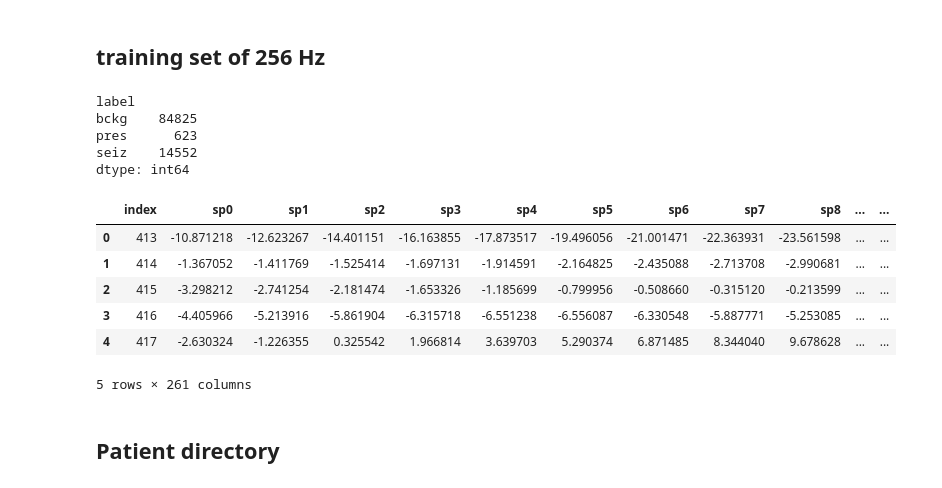
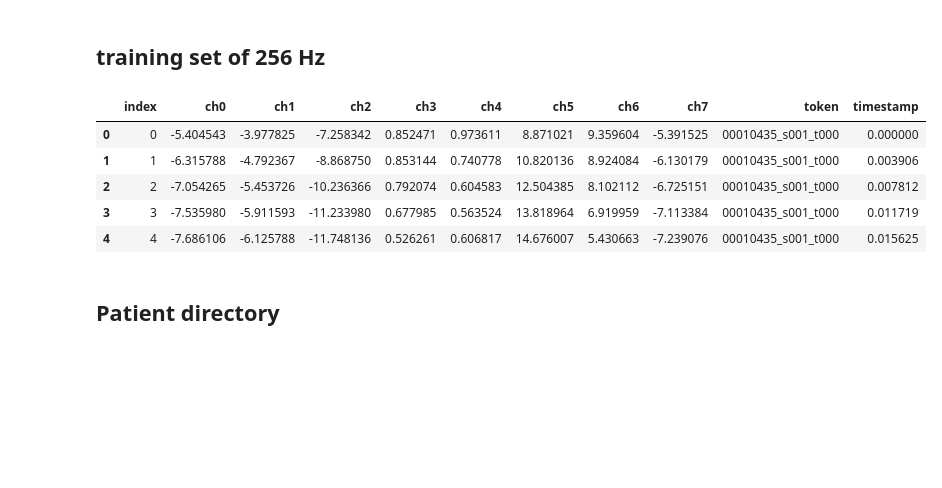
Before and after one commit to ylin00/seizurecast, a Jupyter notebook: notebooks/Seizure_Forecasting_LSTM.ipynb, the cells around one changed output. Drawn from its saved outputs; the diff is of its cells as text; code cells hidden in the pictures; blank space fills up the shorter version.

```diff
--- a/notebooks/Seizure_Forecasting_LSTM.ipynb
+++ b/notebooks/Seizure_Forecasting_LSTM.ipynb
@@ -28,25 +28,19 @@ def setlabel(pres, post, len_pos=300, len_pre=300, sec_gap=600):
 # %% [markdown]
 ## training set of 256 Hz
 # %%
-dataset = pd.read_sql('select * from train256hz_01 limit 100000', SQLengine)
+dataset = pd.read_sql('select * from preprocessed_train_tcp01 limit 10', SQLengine)
 # %%
 dataset = dataset\
-.assign(label = lambda x: setlabel(x.pres, x.post, len_pos=300, len_pre=300, sec_gap=600))
-print(dataset.groupby('label').size())
+# .assign(label = lambda x: setlabel(x.pres, x.post, len_pos=300, len_pre=300, sec_gap=600))
+# print(dataset.groupby('label').size())
 dataset.head()
 # %% [output]
-label
-bckg    84825
-pres      623
-seiz    14552
-dtype: int64
-|  | index | sp0 | sp1 | sp2 | sp3 | sp4 | sp5 | sp6 | sp7 | sp8 | ... | ... |
-| 0 | 413 | -10.871218 | -12.623267 | -14.401151 | -16.163855 | -17.873517 | -19.496056 | -21.001471 | -22.363931 | -23.561598 | ... | ... |
-| 1 | 414 | -1.367052 | -1.411769 | -1.525414 | -1.697131 | -1.914591 | -2.164825 | -2.435088 | -2.713708 | -2.990681 | ... | ... |
-| 2 | 415 | -3.298212 | -2.741254 | -2.181474 | -1.653326 | -1.185699 | -0.799956 | -0.508660 | -0.315120 | -0.213599 | ... | ... |
-| 3 | 416 | -4.405966 | -5.213916 | -5.861904 | -6.315718 | -6.551238 | -6.556087 | -6.330548 | -5.887771 | -5.253085 | ... | ... |
-| 4 | 417 | -2.630324 | -1.226355 | 0.325542 | 1.966814 | 3.639703 | 5.290374 | 6.871485 | 8.344040 | 9.678628 | ... | ... |
+|  | index | ch0 | ch1 | ch2 | ch3 | ch4 | ch5 | ch6 | ch7 | token | timestamp |
+| 0 | 0 | -5.404543 | -3.977825 | -7.258342 | 0.852471 | 0.973611 | 8.871021 | 9.359604 | -5.391525 | 00010435_s001_t000 | 0.000000 |
+| 1 | 1 | -6.315788 | -4.792367 | -8.868750 | 0.853144 | 0.740778 | 10.820136 | 8.924084 | -6.130179 | 00010435_s001_t000 | 0.003906 |
+| 2 | 2 | -7.054265 | -5.453726 | -10.236366 | 0.792074 | 0.604583 | 12.504385 | 8.102112 | -6.725151 | 00010435_s001_t000 | 0.007812 |
+| 3 | 3 | -7.535980 | -5.911593 | -11.233980 | 0.677985 | 0.563524 | 13.818964 | 6.919959 | -7.113384 | 00010435_s001_t000 | 0.011719 |
+| 4 | 4 | -7.686106 | -6.125788 | -11.748136 | 0.526261 | 0.606817 | 14.676007 | 5.430663 | -7.239076 | 00010435_s001_t000 | 0.015625 |
-5 rows × 261 columns
 # %% [markdown]
 ## Patient directory
 # %%
```
Also changed, not shown: parts of 6 cells of this notebook, 2 other files.
